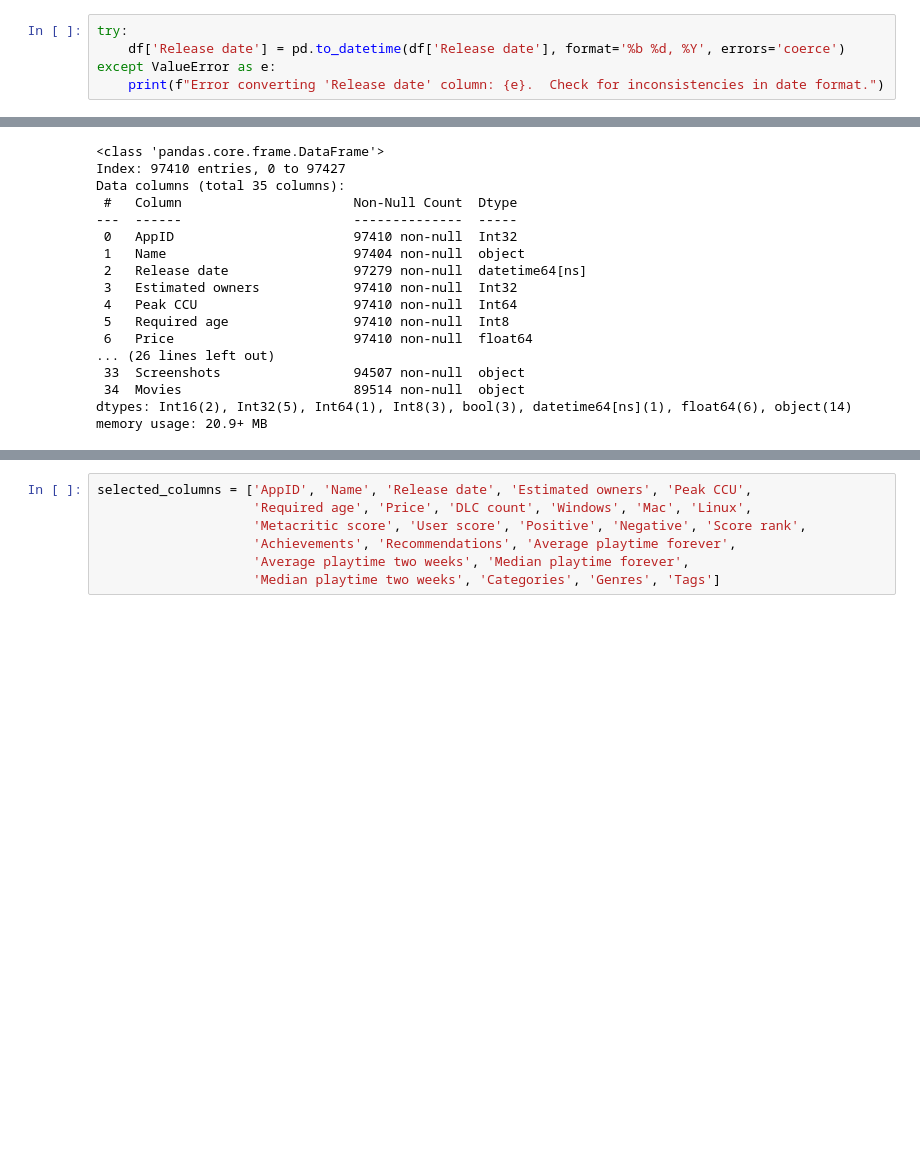
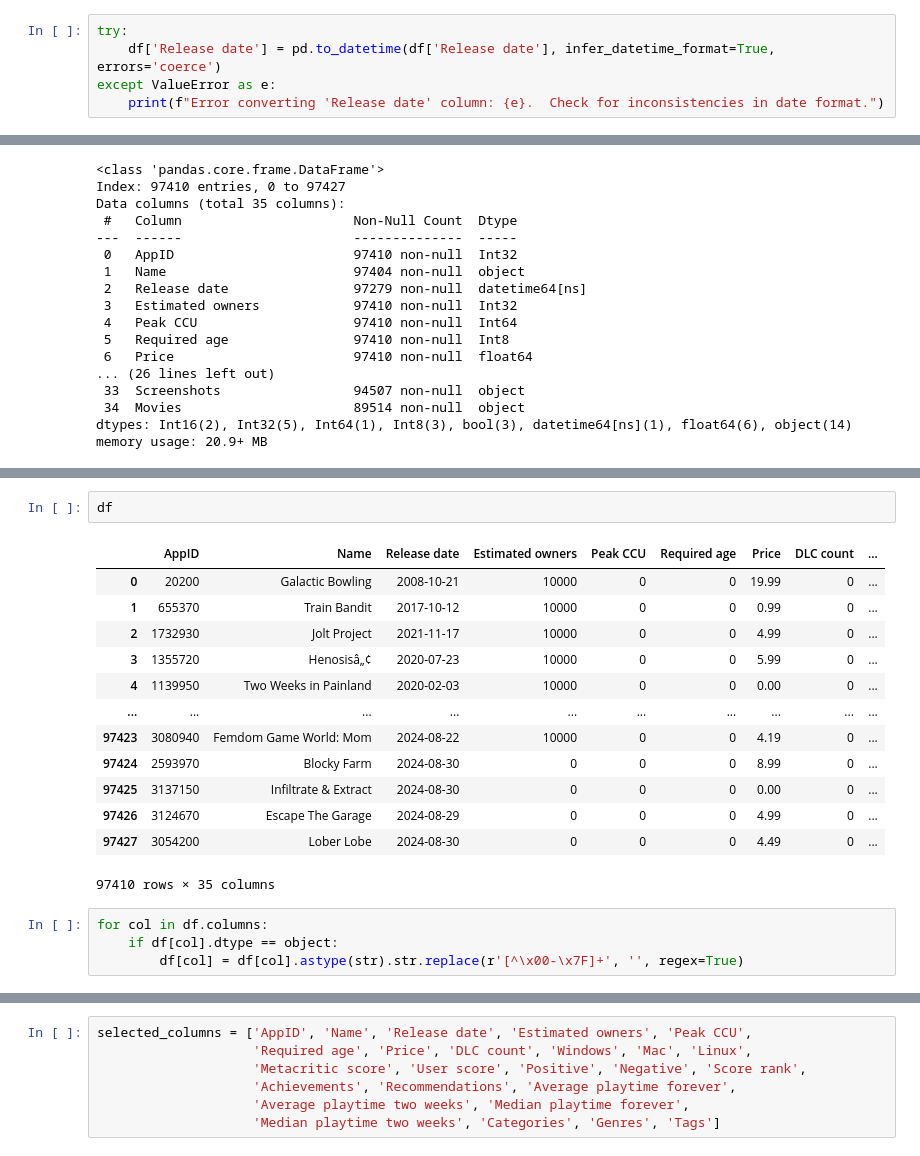
Before and after one commit to pyramidheadshark/Steam-AI-Recommendations, a Jupyter notebook: notebooks/dataset_preparation.ipynb, the cells around one changed output, grey strips where cells are left out. Saved outputs shown, nothing was run; the diff lists cells and outputs as text; blank space fills up the shorter version.

```diff
--- a/notebooks/dataset_preparation.ipynb
+++ b/notebooks/dataset_preparation.ipynb
@@ -97,5 +135,5 @@ for col in ['Windows', 'Mac', 'Linux']:
 # %%
 try:
-    df['Release date'] = pd.to_datetime(df['Release date'], format='%b %d, %Y', errors='coerce')
+    df['Release date'] = pd.to_datetime(df['Release date'], infer_datetime_format=True, errors='coerce')
 except ValueError as e:
     print(f"Error converting 'Release date' column: {e}.  Check for inconsistencies in date format.")
@@ -237,0 +302,20 @@ memory usage: 20.9+ MB
+# %%
+df
+# %% [output]
+|  | AppID | Name | Release date | Estimated owners | Peak CCU | Required age | Price | DLC count | ... |
+| 0 | 20200 | Galactic Bowling | 2008-10-21 | 10000 | 0 | 0 | 19.99 | 0 | ... |
+| 1 | 655370 | Train Bandit | 2017-10-12 | 10000 | 0 | 0 | 0.99 | 0 | ... |
+| 2 | 1732930 | Jolt Project | 2021-11-17 | 10000 | 0 | 0 | 4.99 | 0 | ... |
+| 3 | 1355720 | Henosisâ„¢ | 2020-07-23 | 10000 | 0 | 0 | 5.99 | 0 | ... |
+| 4 | 1139950 | Two Weeks in Painland | 2020-02-03 | 10000 | 0 | 0 | 0.00 | 0 | ... |
+| ... | ... | ... | ... | ... | ... | ... | ... | ... | ... |
+| 97423 | 3080940 | Femdom Game World: Mom | 2024-08-22 | 10000 | 0 | 0 | 4.19 | 0 | ... |
+| 97424 | 2593970 | Blocky Farm | 2024-08-30 | 0 | 0 | 0 | 8.99 | 0 | ... |
+| 97425 | 3137150 | Infiltrate & Extract | 2024-08-30 | 0 | 0 | 0 | 0.00 | 0 | ... |
+| 97426 | 3124670 | Escape The Garage | 2024-08-29 | 0 | 0 | 0 | 4.99 | 0 | ... |
+| 97427 | 3054200 | Lober Lobe | 2024-08-30 | 0 | 0 | 0 | 4.49 | 0 | ... |
+97410 rows × 35 columns
+# %%
+for col in df.columns:
+    if df[col].dtype == object:
+        df[col] = df[col].astype(str).str.replace(r'[^\x00-\x7F]+', '', regex=True)
```
Also changed, not shown: parts of 24 cells of this notebook, 2 other files.
